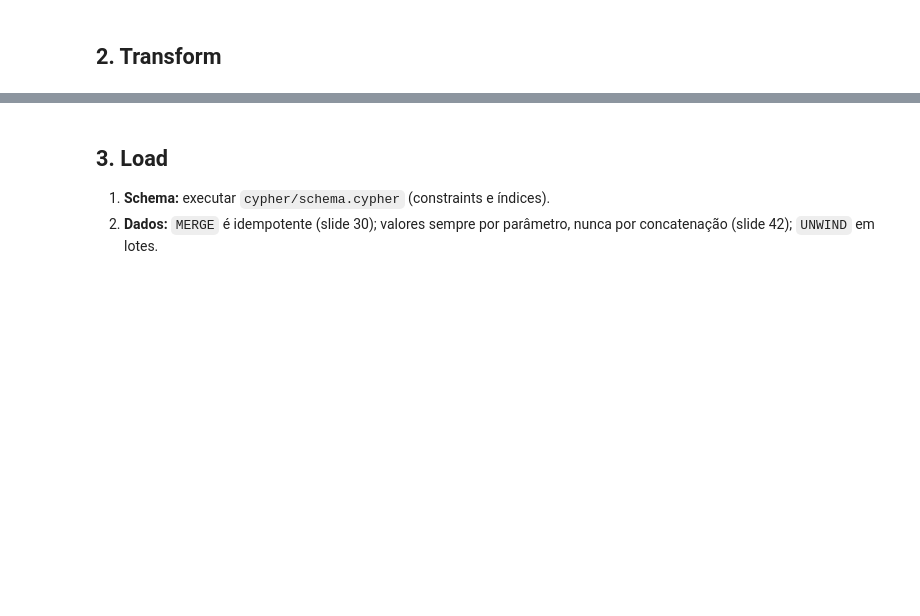
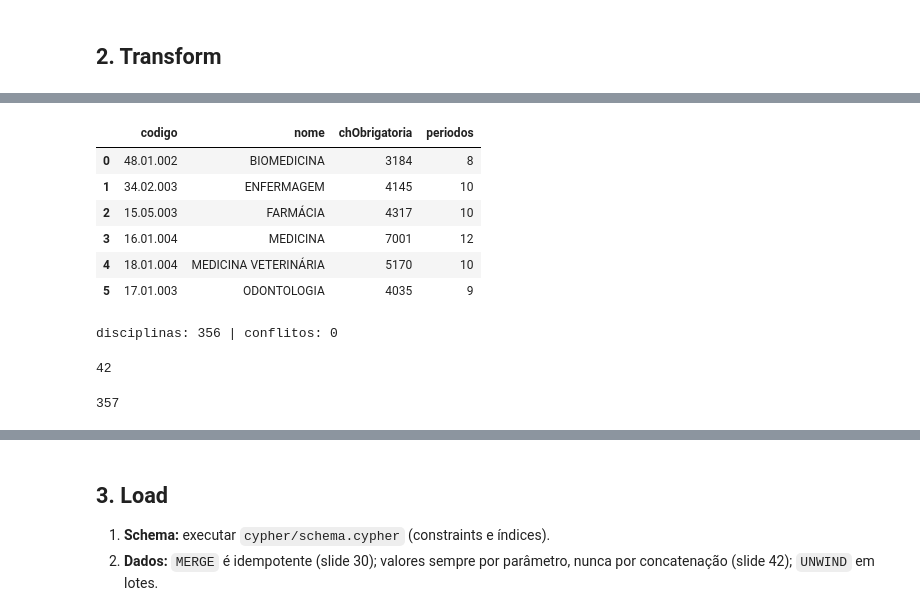
Before and after one commit to KauaGouvei9/HealthGraph, a Jupyter notebook: etl.ipynb, the cells around one changed output, grey strips where cells are left out. Cells and saved outputs as stored; diff of their text form; code cells hidden in the pictures; blank space fills up the shorter version.

```diff
--- a/etl.ipynb
+++ b/etl.ipynb
@@ -64,0 +171,23 @@ driver.verify_connectivity()
+# %%
+# só obrigatórias
+df = df_bruto[df_bruto["tipo"] == "OB"].copy()
+
+# números
+for c in ["cht", "chp", "ches", "chtotal", "chex"]:
+    df[c] = pd.to_numeric(df[c], errors="coerce").fillna(0).astype(int)
+df["chprereq"] = pd.to_numeric(df["chprereq"], errors="coerce")
+df["periodo"]  = df["periodo"].astype(int)
+# %%
+# padroniza nomes: tira "(Desativada)", espaços duplos, vira flag
+df["desativada"] = df["nome"].str.contains("Desativada", case=False)
+df["nome"] = (df["nome"]
+              .str.replace(r"\(Desativada\)", "", regex=True, case=False)
+              .str.replace(r"\s+", " ", regex=True)
+              .str.strip()
+              .str.upper())
+
+# nome base sem numeral romano no final (ANATOMIA I -> ANATOMIA, FISIOLOGIA VII - A -> FISIOLOGIA)
+ROMANO = r"\s+(?:X{0,3})(?:IX|IV|V?I{0,3})(?:\s*-\s*[A-Z])?$"
+df["nomeBase"] = df["nome"].str.replace(ROMANO, "", regex=True).str.strip()
+
+df[["codigo", "nome", "nomeBase", "desativada"]].sample(5, random_state=1)
@@ -64,0 +201,10 @@ driver.verify_connectivity()
+# %%
+# separa pré-requisitos compostos: cada "[n - COD] NOME" vira uma linha
+# pega só o código (o nome vem da própria disciplina)
+df["preCodigos"] = df["prereq"].str.findall(r"([A-Z]{3}\d{5})\]")
+df["coCodigos"]  = df["coreq"].str.findall(r"([A-Z]{3}\d{5})\]")
+
+# requisito de períodos completos, ex: "7º período completo"
+df["periodosCompletos"] = df["prereq"].str.findall(r"(\d+)º período completo").apply(lambda l: [int(x) for x in l])
+
+df[df["preCodigos"].str.len() > 1][["codigo", "prereq", "preCodigos"]].head()
@@ -64,0 +218,41 @@ driver.verify_connectivity()
+# %%
+# departamento = prefixo do código
+df["departamento"] = df["codigo"].str[:3]
+# %%
+# nós: Curso
+nos_curso = pd.DataFrame(cursos)
+periodos = df.groupby("curso")["periodo"].max().rename("periodos")
+nos_curso = nos_curso.merge(periodos, left_on="codigo", right_index=True)
+nos_curso
+# %% [output]
+|  | codigo | nome | chObrigatoria | periodos |
+| 0 | 48.01.002 | BIOMEDICINA | 3184 | 8 |
+| 1 | 34.02.003 | ENFERMAGEM | 4145 | 10 |
+| 2 | 15.05.003 | FARMÁCIA | 4317 | 10 |
+| 3 | 16.01.004 | MEDICINA | 7001 | 12 |
+| 4 | 18.01.004 | MEDICINA VETERINÁRIA | 5170 | 10 |
+| 5 | 17.01.003 | ODONTOLOGIA | 4035 | 9 |
+# %%
+# nós: Disciplina (sem duplicadas, uma linha por código)
+nos_disciplina = (df.rename(columns={"chtotal": "chTotal"})
+                  [["codigo", "nome", "nomeBase", "cht", "chp", "ches", "chTotal", "chex", "desativada"]]
+                  .drop_duplicates("codigo"))
+
+# confere se a mesma disciplina não veio com dados diferentes em cursos diferentes
+conflito = df.groupby("codigo")[["nome", "chtotal"]].nunique()
+print("disciplinas:", len(nos_disciplina), "| conflitos:", int((conflito > 1).any(axis=1).sum()))
+# %% [output]
+disciplinas: 356 | conflitos: 0
+# %%
+# nós: Departamento
+nos_depto = pd.DataFrame({"sigla": sorted(df["departamento"].unique())})
+len(nos_depto)
+# %% [output]
+42
+# %%
+# relação: OFERECE (curso -> disciplina)
+rel_oferece = df[["curso", "codigo", "periodo", "tipo", "chprereq", "periodosCompletos"]].rename(
+    columns={"chprereq": "chMinima"})
+len(rel_oferece)
+# %% [output]
+357
```
Also changed, not shown: parts of 34 cells of this notebook, 2 other files.
